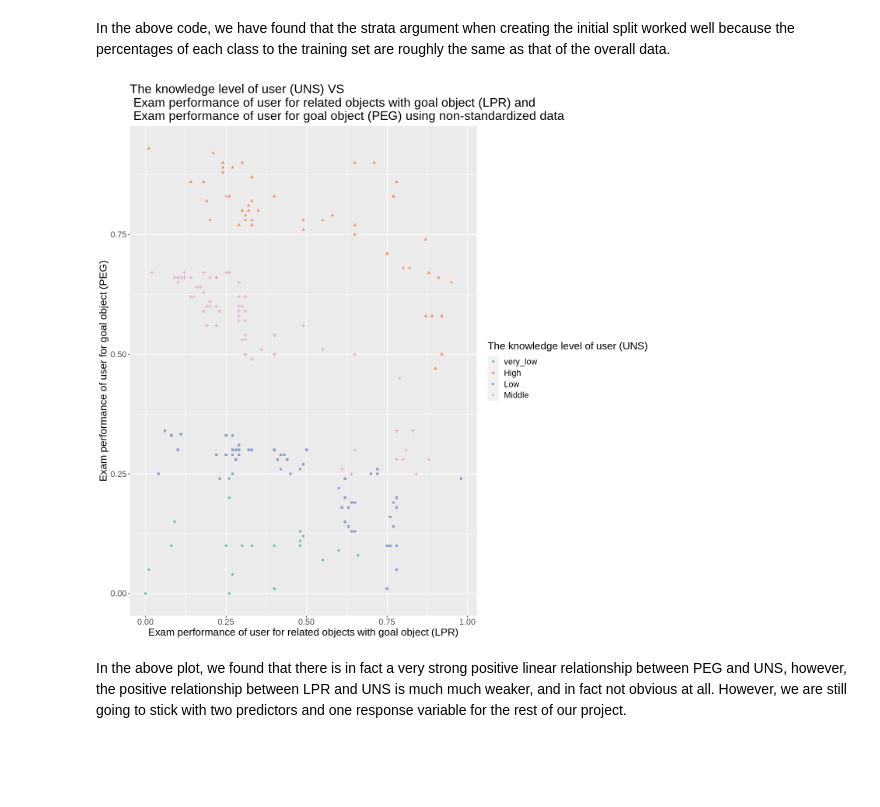
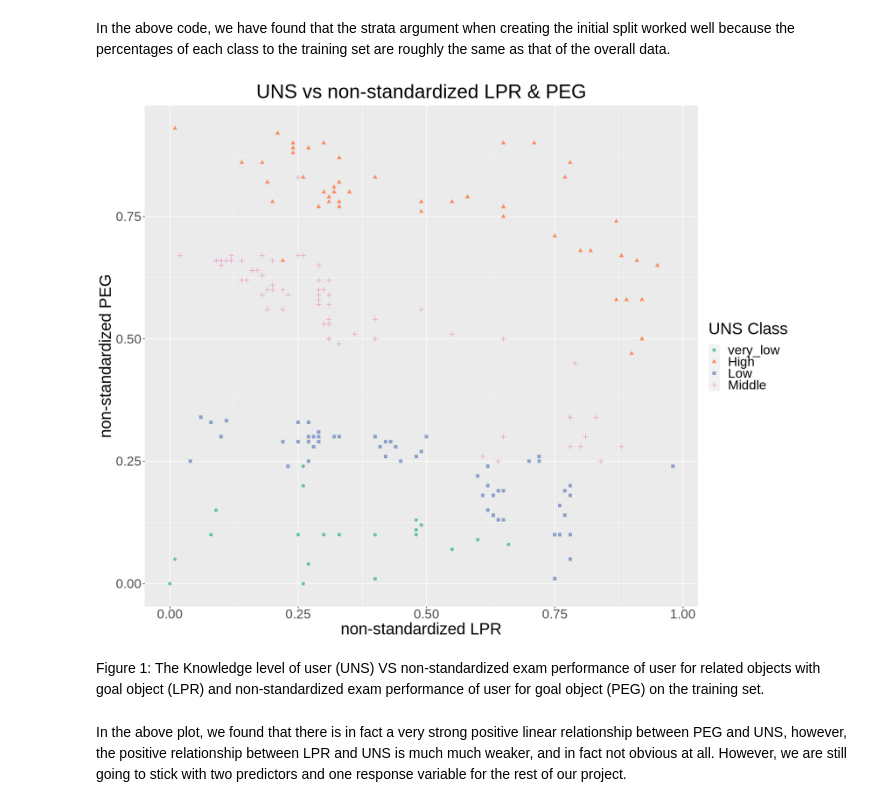
Before and after one commit to Anson-Chan-HK/DSCI-100-2023S1-4-PROJECT, a Jupyter notebook: actual_project.ipynb, the cells around one changed output. Saved outputs shown, nothing was run; the diff lists cells and outputs as text; code cells hidden in the pictures; blank space fills up the shorter version.

Commit message:
graph changes

```diff
--- a/actual_project.ipynb
+++ b/actual_project.ipynb
@@ -240,19 +240,23 @@ In the above code, we have found that the strata argument when creating the init
 # %%
 #visualising the data of UNS vs STG and SCG (Variables are yet standardized)
 # We do this to first examine whether there are relationships between the two predictive variables and the response variable
 
-options(repr.plot.width = 12, repr.plot.height = 12)
+
+options(repr.plot.width = 15, repr.plot.height = 12)
+
 
 modeling_data_plot <- ggplot(modeling_training, aes(x = LPR, y = PEG, colour = UNS, shape = UNS)) +
-        geom_point(alpha = 2) +
-        labs(x = "Exam performance of user for related objects with goal object (LPR)", y = "Exam performance of user for goal object (PEG)" , colour = "The knowledge level of user (UNS)", shape = "The knowledge level of user (UNS)") +
-        ggtitle("The knowledge level of user (UNS) VS \n Exam performance of user for related objects with goal object (LPR) and \n Exam performance of user for goal object (PEG) using non-standardized data") +
-        theme(text = element_text(size = 16)) +
+        geom_point(alpha = 2, size = 2.2) +
+        labs(x = "non-standardized LPR", y = "non-standardized PEG" , colour = "UNS Class", shape = "UNS Class") +
+        ggtitle("UNS vs non-standardized LPR & PEG") +
+        theme(text = element_text(size = 25, hjust = 0.5), plot.title = element_text(size = 30, hjust = 0.5)) +
         scale_color_brewer(palette = "Set2")
 
 modeling_data_plot
 # %% [output]
-[figure, old version]
+[figure, new version]
+# %% [markdown]
+Figure 1: The Knowledge level of user (UNS) VS non-standardized exam performance of user for related objects with goal object (LPR) and non-standardized exam performance of user for goal object (PEG) on the training set.
 # %% [markdown]
 In the above plot, we found that there is in fact a very strong positive linear relationship between PEG and UNS, however, the positive relationship between LPR and UNS is much much weaker, and in fact not obvious at all. However, we are still going to stick with two predictors and one response variable for the rest of our project.
 # %%
```
Also changed, not shown: parts of 11 cells of this notebook.
